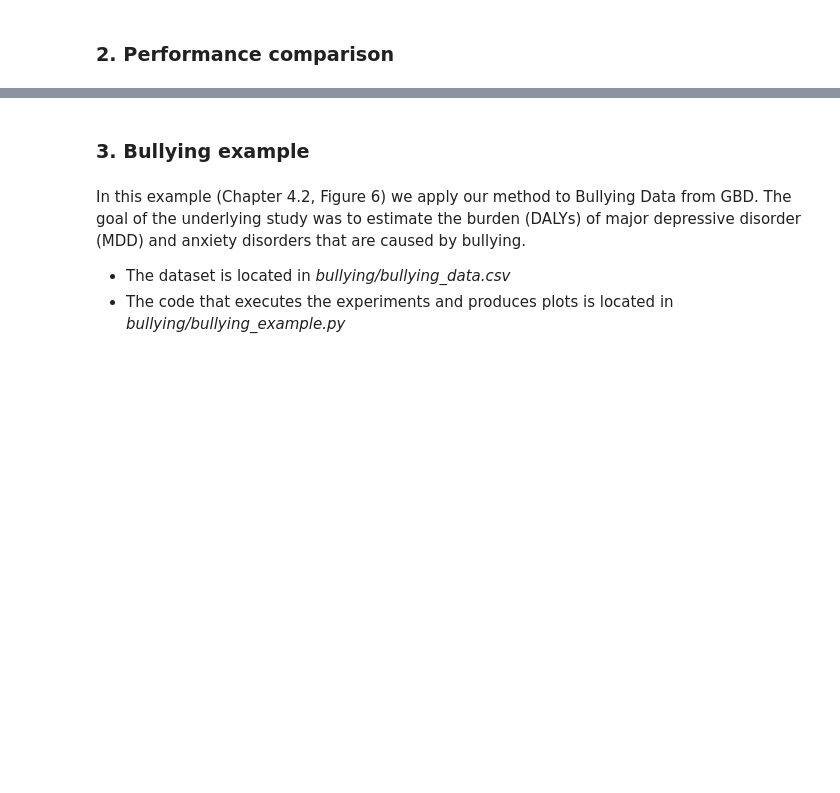
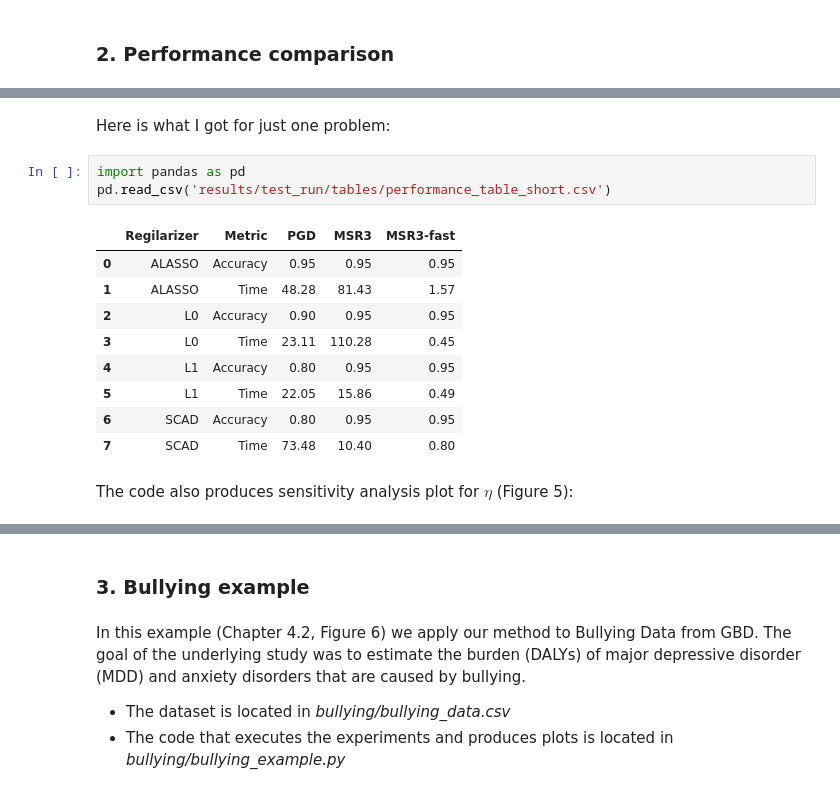
Before and after one commit to aksholokhov/msr3-paper, a Jupyter notebook: walkthrough.ipynb, the cells around one changed output, grey strips where cells are left out. Saved outputs shown, nothing was run; the diff lists cells and outputs as text; blank space fills up the shorter version.

```diff
--- a/walkthrough.ipynb
+++ b/walkthrough.ipynb
@@ -115,0 +137,17 @@ Processing with Dask.Distributed, with 15 workers in parallel.
+# %% [markdown]
+Here is what I got for just one problem:
+# %%
+import pandas as pd
+pd.read_csv('results/test_run/tables/performance_table_short.csv')
+# %% [output]
+|  | Regilarizer | Metric | PGD | MSR3 | MSR3-fast |
+| 0 | ALASSO | Accuracy | 0.95 | 0.95 | 0.95 |
+| 1 | ALASSO | Time | 48.28 | 81.43 | 1.57 |
+| 2 | L0 | Accuracy | 0.90 | 0.95 | 0.95 |
+| 3 | L0 | Time | 23.11 | 110.28 | 0.45 |
+| 4 | L1 | Accuracy | 0.80 | 0.95 | 0.95 |
+| 5 | L1 | Time | 22.05 | 15.86 | 0.49 |
+| 6 | SCAD | Accuracy | 0.80 | 0.95 | 0.95 |
+| 7 | SCAD | Time | 73.48 | 10.40 | 0.80 |
+# %% [markdown]
+The code also produces sensitivity analysis plot for $\eta$ (Figure 5):
```
Also changed, not shown: parts of 3 cells of this notebook, 2 other files.
